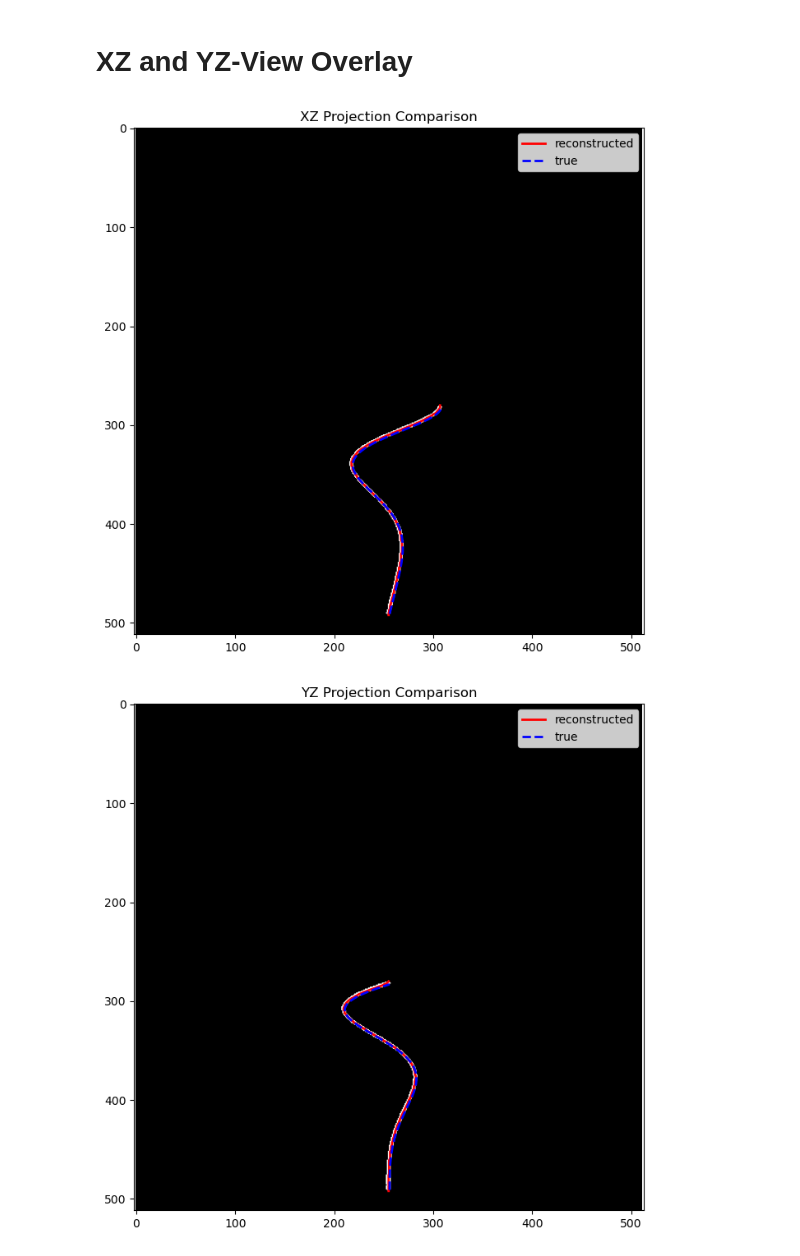
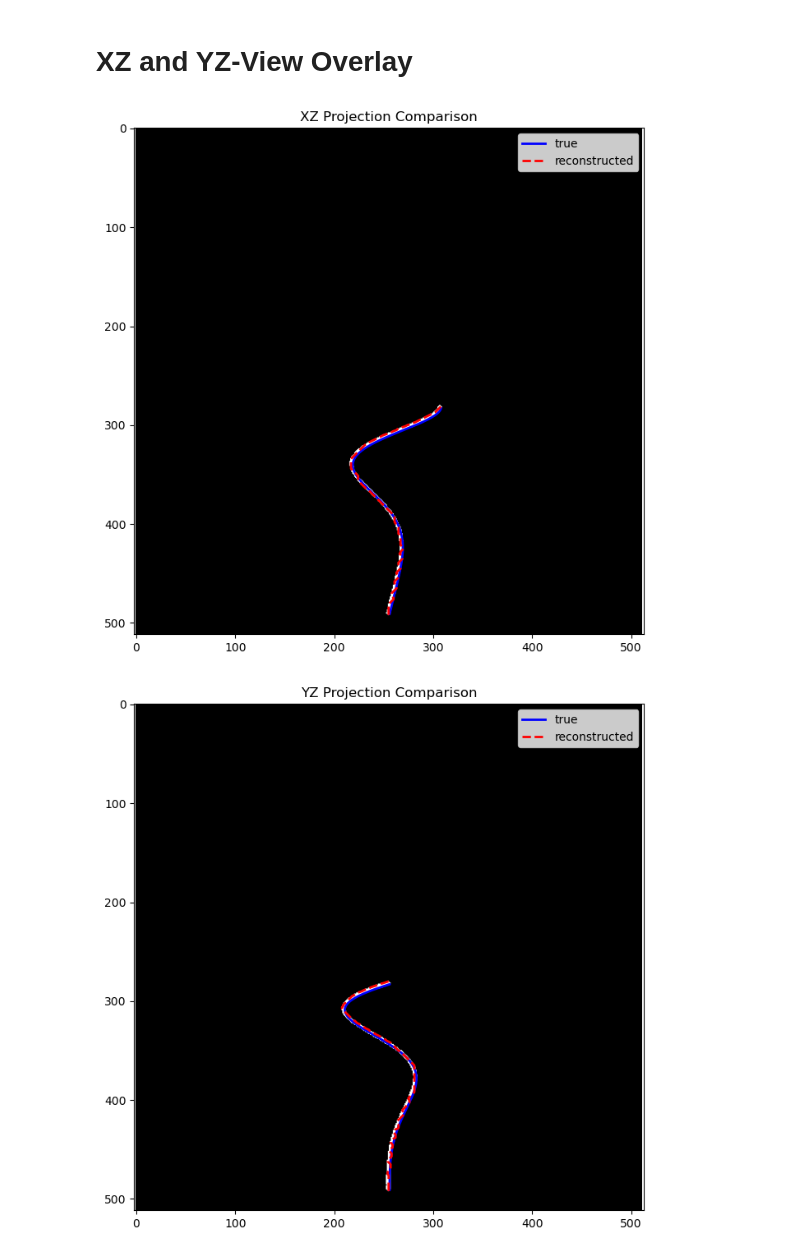
Before and after one commit to josef-lin/HFSP-dodder, a Jupyter notebook: src/data-reconstruction/probability-reconstruction.ipynb, the cells around one changed output. Drawn from its saved outputs; the diff is of its cells as text; code cells hidden in the pictures.

```diff
--- a/src/data-reconstruction/probability-reconstruction.ipynb
+++ b/src/data-reconstruction/probability-reconstruction.ipynb
@@ -177,0 +193,13 @@ plt.show()
+# %%
+z0 = max(peaks_by_z.keys())
+
+peaks0 = peaks_by_z[z0]
+
+center = np.array([255,255])
+
+d = np.linalg.norm(
+    peaks0 - center,
+    axis=1
+)
+
+current = peaks0[np.argmin(d)]
@@ -293,6 +405,7 @@ Relative RMSE: 0.010495661039660764
 # %%
 x_true = true_curve[:,0]
 y_true = true_curve[:,1]
+z_true = true_curve[:,2]
 
 xp_true = x_true * scale + x_offset
 yp_true = y_true * scale + x_offset
@@ -303,50 +416,50 @@ plt.figure(figsize=(8,8))
 plt.imshow(img_xz, cmap='gray', origin='upper')
 
 plt.plot(
-    curve[:,0],   # x pixel
-    curve[:,2],   # z pixel
-    'r-',
+    xp_true,
+    zp_true,
+    'b-',
     linewidth=2,
-    label='reconstructed'
+    label='true'
 )
 
 plt.plot(
-    xp_true,
-    zp_true,
-    'b--',
+    curve[:,0],   # x pixel
+    curve[:,2],   # z pixel
+    'r--',
     linewidth=2,
-    label='true'
+    label='reconstructed'
 )
 
 plt.legend()
 plt.title("XZ Projection Comparison")
 plt.axis('equal')
 plt.show()
 
 plt.figure(figsize=(8,8))
 
 plt.imshow(img_yz, cmap='gray', origin='upper')
 
 plt.plot(
-    curve[:,1],   # y pixel
-    curve[:,2],   # z pixel
-    'r-',
+    yp_true,
+    zp_true,
+    'b-',
     linewidth=2,
-    label='reconstructed'
+    label='true'
 )
 
 plt.plot(
-    yp_true,
-    zp_true,
-    'b--',
+    curve[:,1],   # y pixel
+    curve[:,2],   # z pixel
+    'r--',
     linewidth=2,
-    label='true'
+    label='reconstructed'
 )
 
 plt.legend()
 plt.title("YZ Projection Comparison")
 plt.axis('equal')
 plt.show()
 # %% [output]
-[figure, old version]
+[figure, new version]
-[figure, old version]
+[figure, new version]
```
Also changed, not shown: parts of 12 cells of this notebook.
